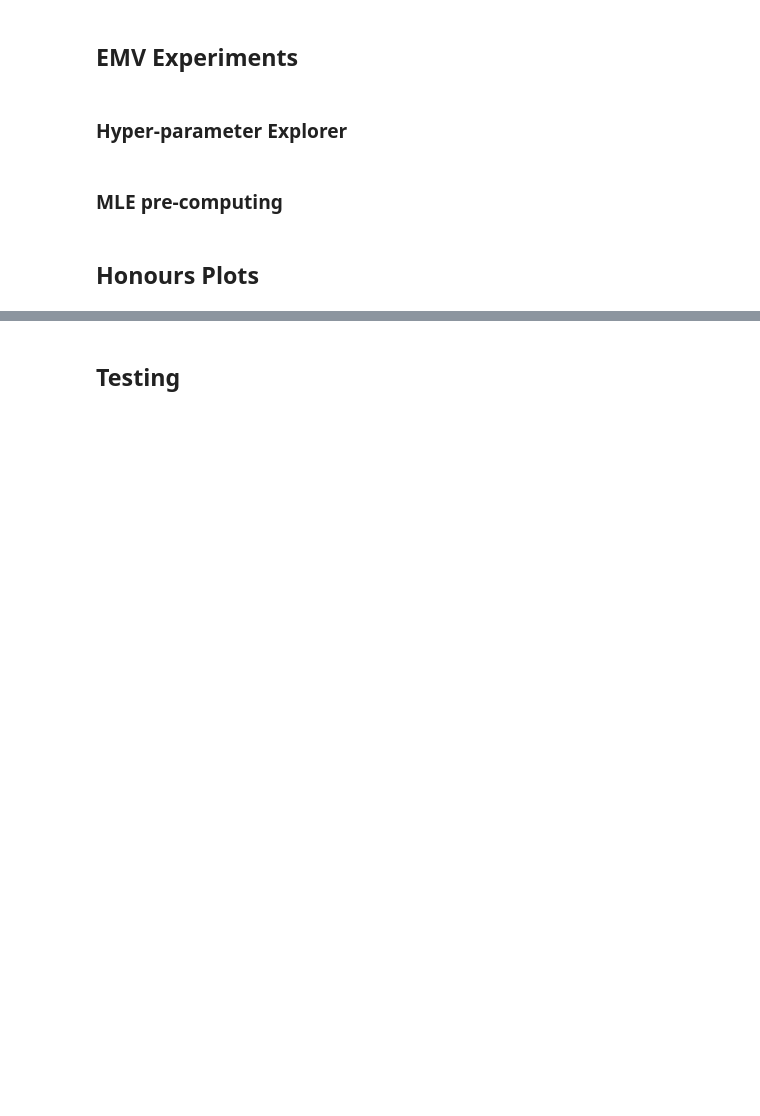
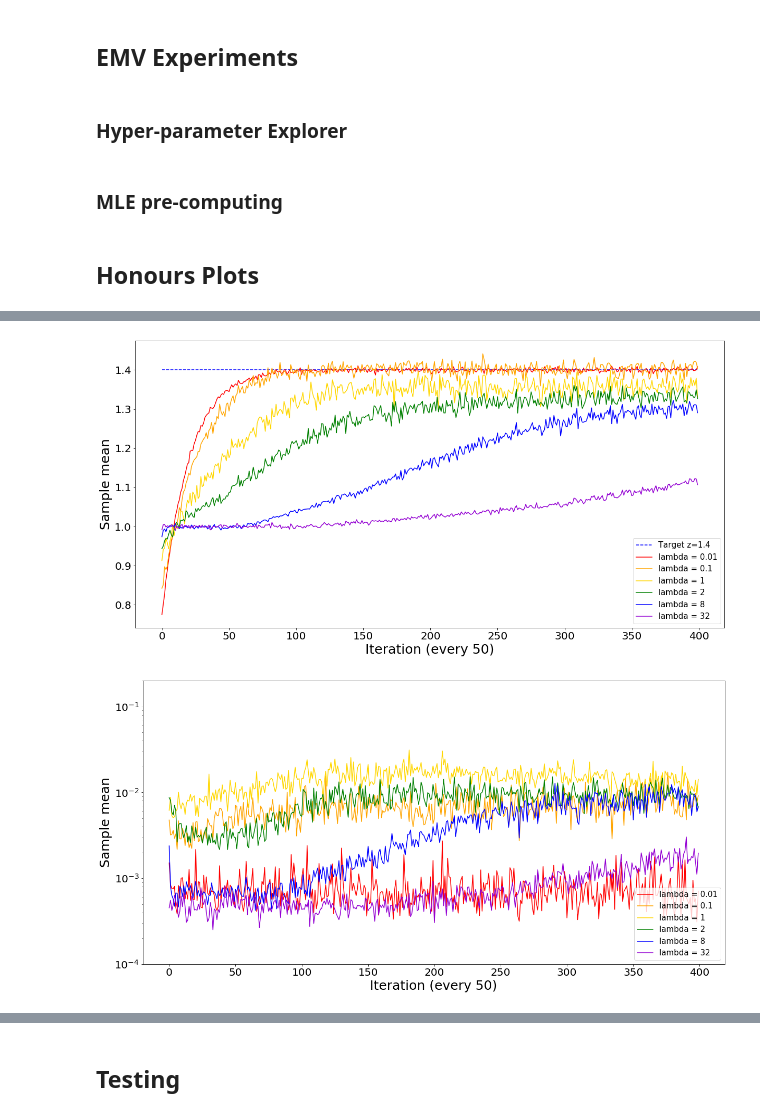
Before and after one commit to dkhyland/ExploratoryRL, a Jupyter notebook: emv_experiments.ipynb, the cells around one changed output, grey strips where cells are left out. Drawn from its saved outputs; the diff is of its cells as text; code cells hidden in the pictures; blank space fills up the shorter version.

```diff
--- a/emv_experiments.ipynb
+++ b/emv_experiments.ipynb
@@ -294,7 +294,7 @@ class MLE_Environment:
 # %%
 # Agent which updates parameters and policies
 class EMV_Agent:
-    def __init__(self,alpha,eta_t,eta_p,x0,z,explore,theta,phi,T,dt,leverage,sample=True):
+    def __init__(self,alpha,eta_t,eta_p,x0,z,explore,theta,phi,T,dt,leverage,positive_mean=True,sample=True):
         self.alpha = alpha # Learning rate for Lagrangian multiplier w
         self.eta_t = eta_t # Learning rate for theta vector
         self.eta_p = eta_p # Learning rate for phi vector
@@ -309,8 +309,9 @@ class EMV_Agent:
         self.policy_var = 1 # Variance of the current Gaussian policy
         self.T = T # Time horizon
         self.dt = dt # Increment size
-        self.leverage = leverage
-        self.sample = sample
+        self.leverage = leverage # Leverage constraint. Set to 0 if no constraint
+        self.positive_mean = positive_mean
+        self.sample = sample # Whether to sample from the policy or select best guess
 #         self.w = 0.5
         self.w = (self.z*exp(self.theta[3]*self.T) - self.x0) / (exp(self.theta[3]*self.T) - 1) # Lagrange multiplier
         self.update_policy() # Initialise the policy
@@ -318,7 +319,10 @@ class EMV_Agent:
     # Sample allocation from the current policy
     def sample_policy(self,t):
         mean, var = self.get_policy_params(t)
-        allocation = np.random.normal(mean,sqrt(var))
+        if(self.sample):
+            allocation = np.random.normal(mean,sqrt(var))
+        else:
+            allocation = mean
         # Apply leverage constraint if non-zero value provided
         if (self.leverage > 0 and abs(allocation) > self.leverage*abs(self.x)):
             return np.sign(allocation) * self.x
@@ -377,10 +381,18 @@ class EMV_Agent:
     # Update the Gaussian policy based on the new parameter values.
     def update_policy(self):
         try:
-            self.policy_mean = -sqrt((2*self.phi[1]) / (self.explore*pi)) * exp((2*self.phi[0]-1)/2)
+            old_mean = self.policy_mean
+            old_var = self.policy_var
+            if self.positive_mean == True:
+                self.policy_mean = sqrt((2*self.phi[1]) / (self.explore*pi)) * exp((2*self.phi[0]-1)/2)
+            else:
+                self.policy_mean = -sqrt((2*self.phi[1]) / (self.explore*pi)) * exp((2*self.phi[0]-1)/2)
             self.policy_var = (1/(2*pi)) * exp(2*self.phi[1]*(self.T) + 2 * self.phi[0] - 1)
         except OverflowError as e:
             print(f"Overflow. Phi: {self.phi[0]},{self.phi[1]}")
+            # Don't let errors propagate
+            self.policy_mean = old_mean
+            self.policy_var = old_var
 
     # Get the current mean and variance of the policy based on the current wealth and time
     def get_policy_params(self,t):
@@ -414,8 +426,8 @@ class EMV_Agent:
         self.w = (self.z*exp(rho_squared*self.T) - self.x0) / (exp(rho_squared*self.T) - 1)
 
     # Update the exploration parameter across episodes
-    def update_explore(self,k,M):
-        self.explore = self.lambda_0*(1-exp((200*(k-M))/(M)))
+    def update_explore(self,k,M,scale=200):
+        self.explore = self.lambda_0*(1-exp((scale*(k-M+1))/(M)))
 
     # Reset wealth
     def reset(self):
@@ -1287,0 +1380,11 @@ emv_mle_plot_var(emv_result2,mle_result2,n_ave)
+# %%
+"""
+Comparison of exploration rates, no decay, stationary market
+"""
+exploration_comp = vary_exploration_rate_constant(stationary=True)
+# %%
+plot_means_exploration_rate(exploration_comp,['red','orange','gold','green','blue','darkviolet'])
+plot_vars_exploration_rate(exploration_comp,['red','orange','gold','green','blue','darkviolet'])
+# %% [output]
+[figure, added]
+[figure, added]
```
Also changed, not shown: parts of 19 cells of this notebook, 1 other file.
